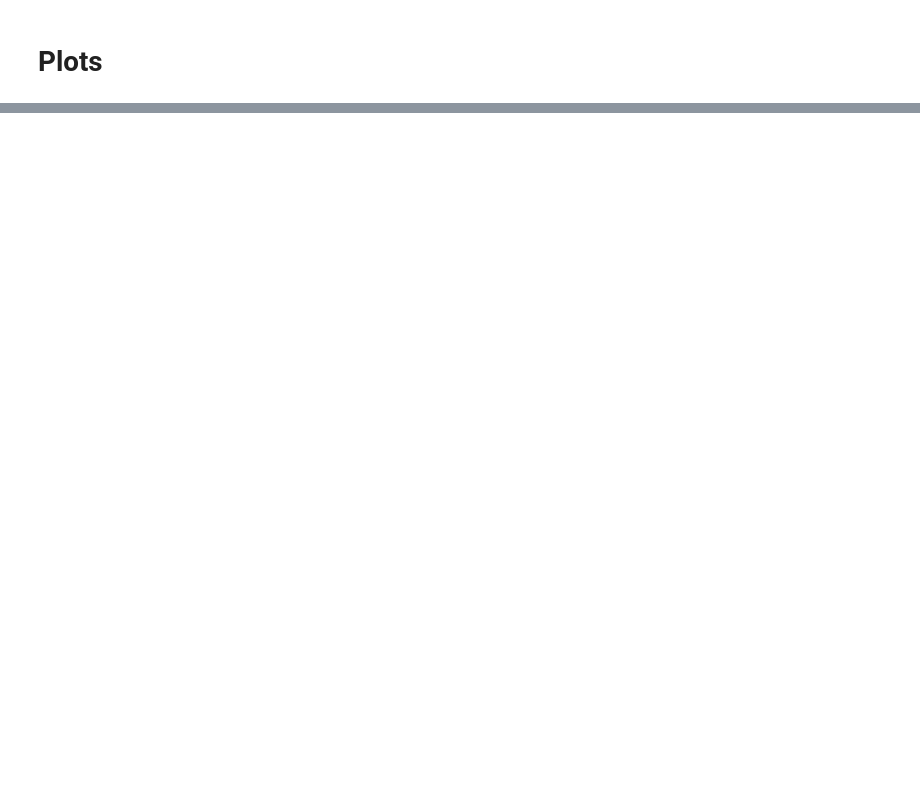
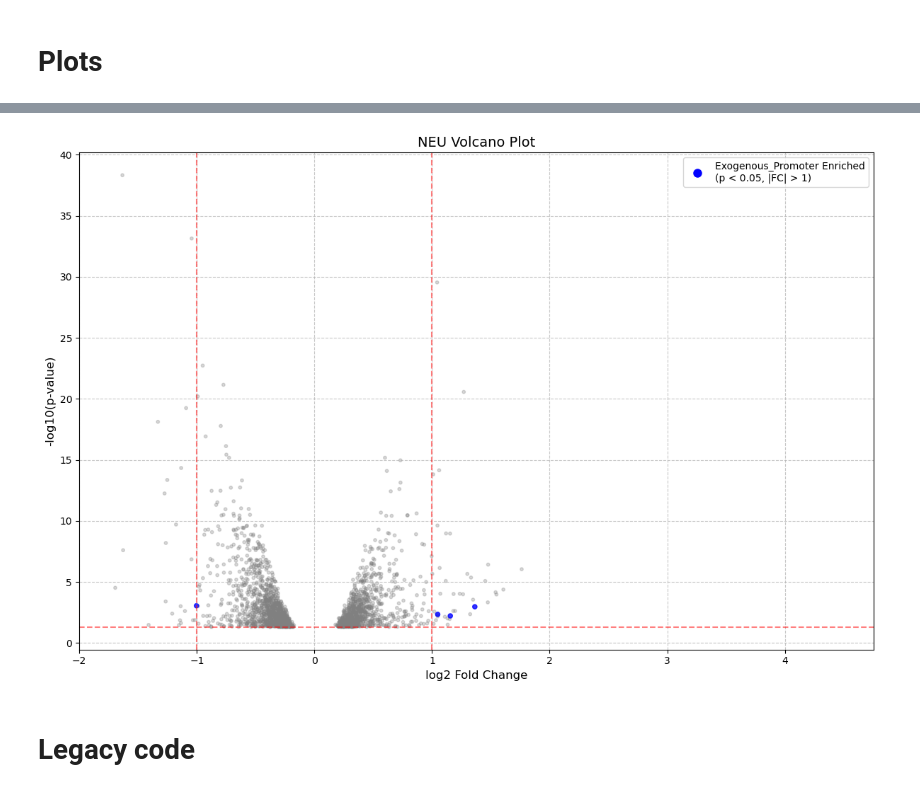
Before and after one commit to michal7kw/SRF_MECP2, a Jupyter notebook: volcano.ipynb, the cells around one changed output, grey strips where cells are left out. Cells and saved outputs as stored; diff of their text form; code cells hidden in the pictures; blank space fills up the shorter version.

Commit message:
color-formatting

```diff
--- a/volcano.ipynb
+++ b/volcano.ipynb
@@ -368,0 +286,67 @@ plt.show()
+# %%
+def plot_single_volcano(data, title='Volcano Plot',
+                       promoter_type='Exogenous_Promoter'):
+    # Create single figure
+    fig, ax = plt.subplots(figsize=(12, 8))
+
+    # Plot background points
+    ax.scatter(data['background']['x'], data['background']['y'],
+              c='grey', alpha=data['background']['alpha'],
+              s=data['background']['size'])
+
+    # Plot colored points
+    ax.scatter(data['colored']['x'], data['colored']['y'],
+              c=data['colored']['colors'], alpha=data['colored']['alpha'],
+              s=data['colored']['size'])
+
+    # Add lines for thresholds
+    ax.axhline(y=-np.log10(0.05), color='r', linestyle='--', alpha=0.5)
+    ax.axvline(x=1, color='r', linestyle='--', alpha=0.5)
+    ax.axvline(x=-1, color='r', linestyle='--', alpha=0.5)
+
+    # Configure axes
+    ax.set_xlabel('log2 Fold Change', fontsize=12)
+    ax.set_ylabel('-log10(p-value)', fontsize=12)
+    ax.set_title(title, fontsize=14)
+    ax.grid(True, linestyle='--', alpha=0.7)
+
+    # Calculate axis limits based on data with some padding
+    x_data = data['background']['x'].tolist() + data['colored']['x'].tolist()
+    y_data = data['background']['y'].tolist() + data['colored']['y'].tolist()
+
+    # Filter out inf and nan values
+    x_data = [x for x in x_data if np.isfinite(x)]
+    y_data = [y for y in y_data if np.isfinite(y)]
+
+    x_min, x_max = min(x_data), max(x_data)
+    y_min, y_max = min(y_data), max(y_data)
+
+    # Add 5% padding
+    x_padding = (x_max - x_min) * 0.05
+    y_padding = (y_max - y_min) * 0.05
+
+    ax.set_xlim(x_min - x_padding, x_max + x_padding)
+    ax.set_ylim(y_min - y_padding, y_max + y_padding)
+
+    # Add legend
+    legend_elements = [
+        plt.Line2D([0], [0], marker='o', color='w',
+                  markerfacecolor='blue',
+                  label=f'{promoter_type} Enriched\n(p < 0.05, |FC| > 1)',
+                  markersize=10)
+    ]
+
+    ax.legend(handles=legend_elements, loc='upper right')
+    plt.tight_layout()
+
+    return fig, ax
+
+data = volcano_plot_data(DEA_NEU, mecp2_NEU, histone_marks=histone_marks_neu, size=10)
+
+# Create the single plot
+fig, ax = plot_single_volcano(data, title='NEU Volcano Plot')
+plt.show()
+# %% [output]
+[figure, added]
+# %% [markdown]
+# Legacy code
```
Also changed, not shown: parts of 15 cells of this notebook, 1 other file.
